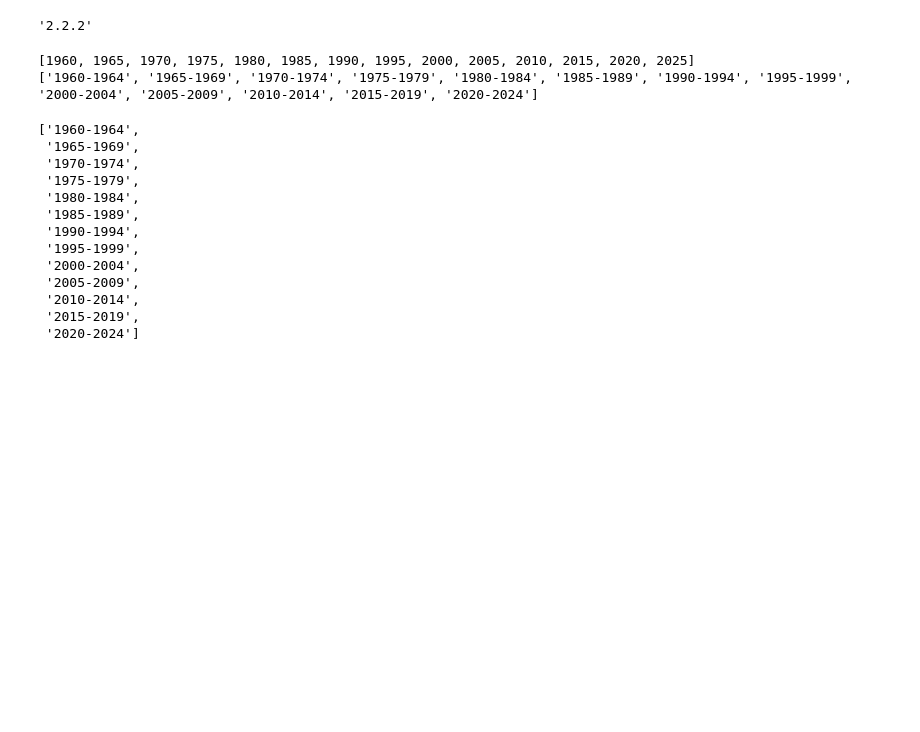
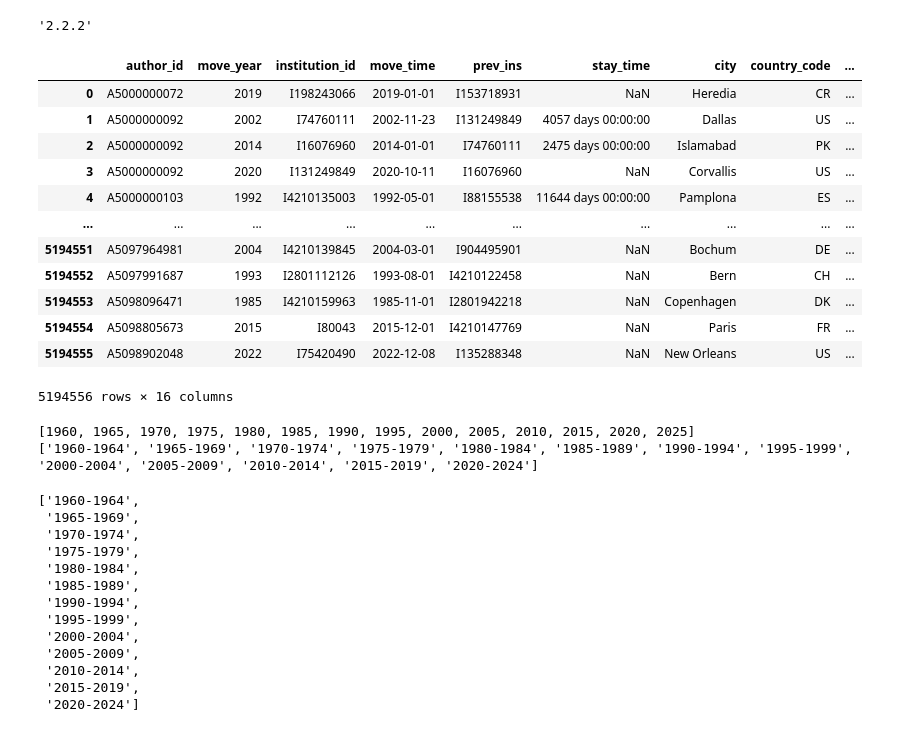
Before and after one commit to LangtianM/ScientistsMobility, a Jupyter notebook: 3_Simulations.ipynb, the cells around one changed output. Saved outputs shown, nothing was run; the diff lists cells and outputs as text; code cells hidden in the pictures; blank space fills up the shorter version.

```diff
--- a/3_Simulations.ipynb
+++ b/3_Simulations.ipynb
@@ -4,4 +5,22 @@ import numpy as np
 pd.__version__
 # %% [output]
 '2.2.2'
+# %%
+with open('data/movement_df_with_ld_validation.pkl', 'rb') as f:
+    mdf = pickle.load(f)
+mdf
+# %% [output]
+|  | author_id | move_year | institution_id | move_time | prev_ins | stay_time | city | country_code | ... |
+| 0 | A5000000072 | 2019 | I198243066 | 2019-01-01 | I153718931 | NaN | Heredia | CR | ... |
+| 1 | A5000000092 | 2002 | I74760111 | 2002-11-23 | I131249849 | 4057 days 00:00:00 | Dallas | US | ... |
+| 2 | A5000000092 | 2014 | I16076960 | 2014-01-01 | I74760111 | 2475 days 00:00:00 | Islamabad | PK | ... |
+| 3 | A5000000092 | 2020 | I131249849 | 2020-10-11 | I16076960 | NaN | Corvallis | US | ... |
+| 4 | A5000000103 | 1992 | I4210135003 | 1992-05-01 | I88155538 | 11644 days 00:00:00 | Pamplona | ES | ... |
+| ... | ... | ... | ... | ... | ... | ... | ... | ... | ... |
+| 5194551 | A5097964981 | 2004 | I4210139845 | 2004-03-01 | I904495901 | NaN | Bochum | DE | ... |
+| 5194552 | A5097991687 | 1993 | I2801112126 | 1993-08-01 | I4210122458 | NaN | Bern | CH | ... |
+| 5194553 | A5098096471 | 1985 | I4210159963 | 1985-11-01 | I2801942218 | NaN | Copenhagen | DK | ... |
+| 5194554 | A5098805673 | 2015 | I80043 | 2015-12-01 | I4210147769 | NaN | Paris | FR | ... |
+| 5194555 | A5098902048 | 2022 | I75420490 | 2022-12-08 | I135288348 | NaN | New Orleans | US | ... |
+5194556 rows × 16 columns
 # %%
```
Also changed, not shown: parts of 6 cells of this notebook, 4 other files.
